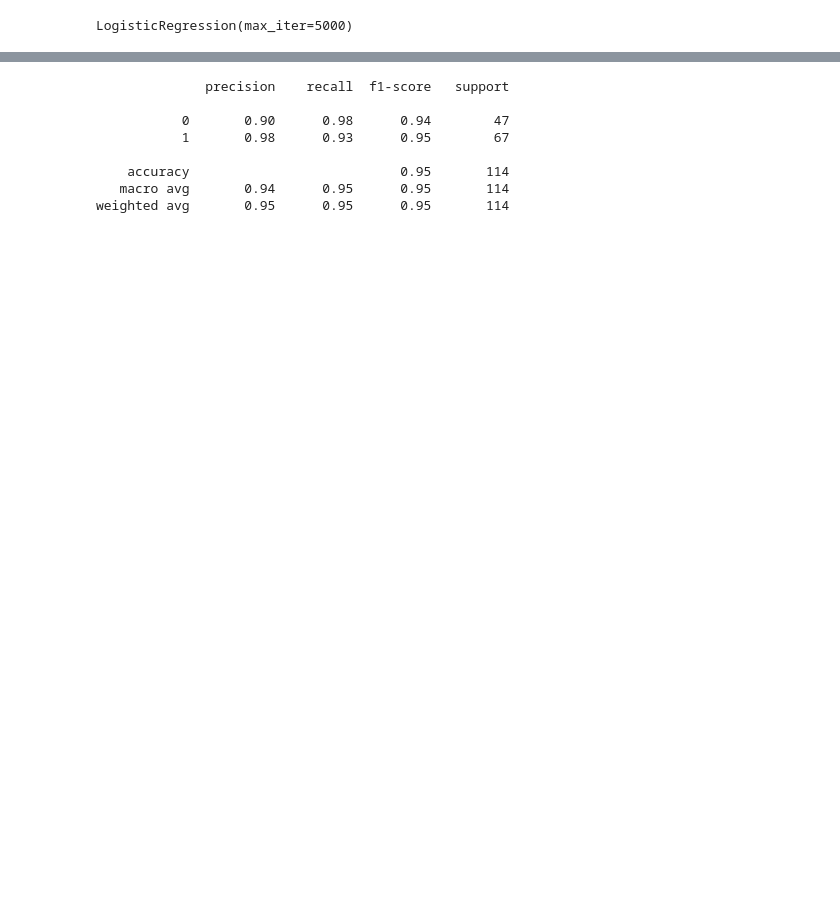
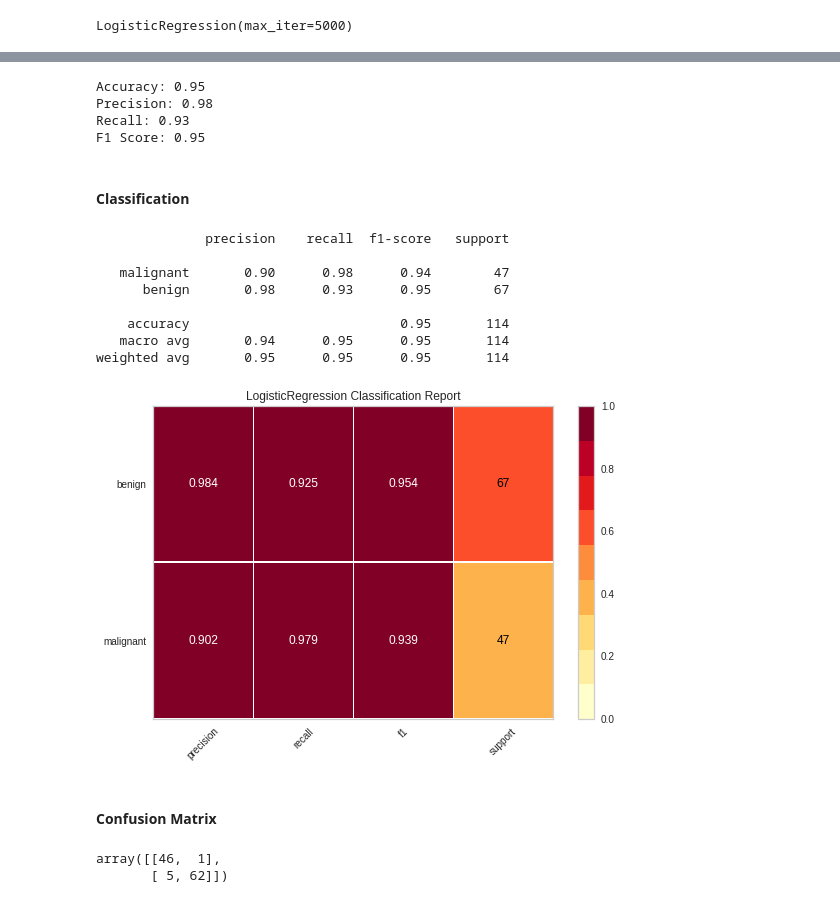
Before and after one commit to jonathanhild/notebooks, a Jupyter notebook: algo_ml_logregression.ipynb, the cells around one changed output, grey strips where cells are left out. Saved outputs shown, nothing was run; the diff lists cells and outputs as text; code cells hidden in the pictures; blank space fills up the shorter version.

```diff
--- a/algo_ml_logregression.ipynb
+++ b/algo_ml_logregression.ipynb
@@ -0,0 +208,5 @@
+# %%
+X = cancer.drop('diagnosis', axis=1)
+y = cancer['diagnosis']
+
+X_train, X_test, y_train, y_test = train_test_split(X, y, test_size=0.2, random_state=0)
@@ -64,5 +217,3 @@ Name: target, dtype: float64
-# %%
-X_train, X_test, y_train, y_true = train_test_split(X, y, test_size=0.2, random_state=0)
 # %%
 logit = LogisticRegression(max_iter=5000) #default max_iter was too low
 logit.fit(X_train, y_train)
@@ -82,11 +282,43 @@ array([[46,  1],
+# %%
+accuracy = met.accuracy_score(y_test, y_pred)
+precision = met.precision_score(y_test, y_pred)
+recall = met.recall_score(y_test, y_pred)
+f1_score = met.f1_score(y_test, y_pred)
+
+print(f'Accuracy: {accuracy:.2f}')
+print(f'Precision: {precision:.2f}')
+print(f'Recall: {recall:.2f}')
+print(f'F1 Score: {f1_score:.2f}')
+# %% [output]
+Accuracy: 0.95
+Precision: 0.98
+Recall: 0.93
+F1 Score: 0.95
+# %% [markdown]
+#### Classification
 # %%
-print(classification_report(y_true, y_pred))
+print(met.classification_report(y_test, y_pred, target_names=classes))
 # %% [output]
               precision    recall  f1-score   support
 
-           0       0.90      0.98      0.94        47
-           1       0.98      0.93      0.95        67
+   malignant       0.90      0.98      0.94        47
+      benign       0.98      0.93      0.95        67
 
     accuracy                           0.95       114
    macro avg       0.94      0.95      0.95       114
 weighted avg       0.95      0.95      0.95       114
+# %%
+viz = ybc.ClassificationReport(logit, classes=classes, support=True)
+viz.fit(X_train, y_train)
+viz.score(X_test, y_test)
+viz.show()
+plt.show()
+# %% [output]
+[figure, added]
+# %% [markdown]
+#### Confusion Matrix
+# %%
+met.confusion_matrix(y_test, y_pred)
+# %% [output]
+array([[46,  1],
+       [ 5, 62]])
```
Also changed, not shown: parts of 37 cells of this notebook, 1 other file.
